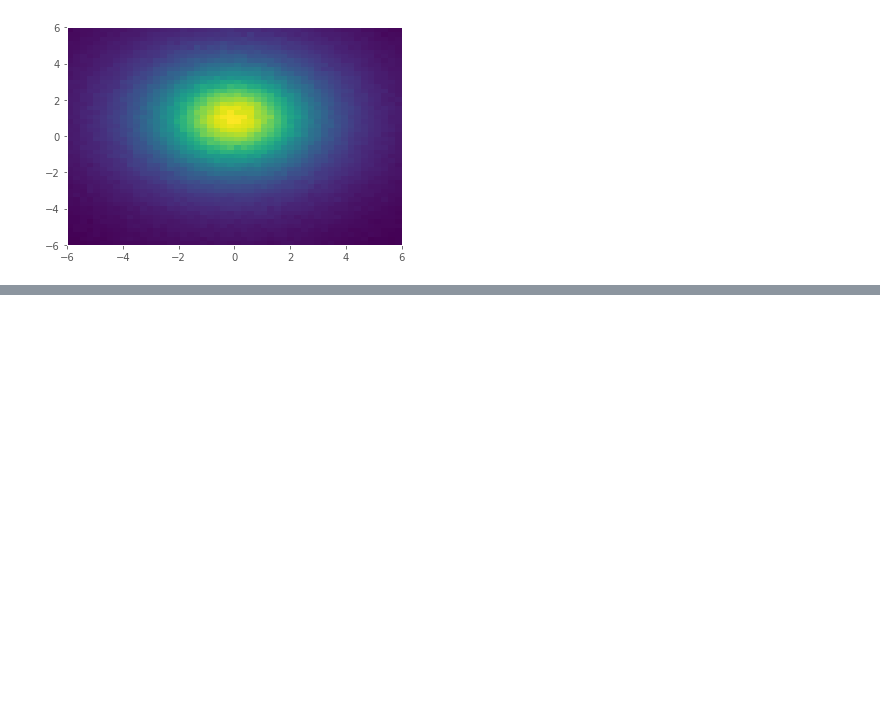
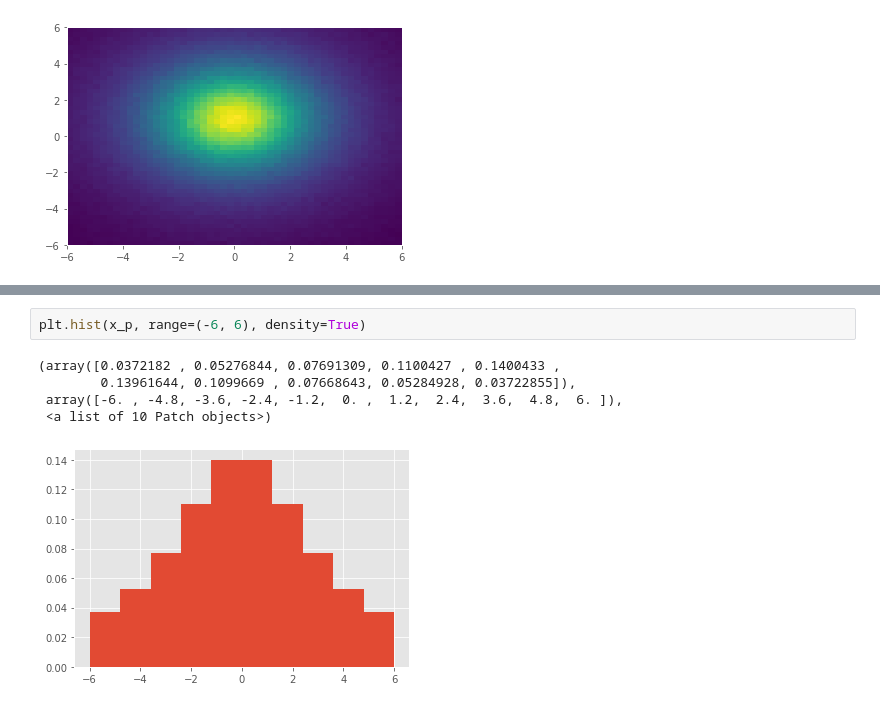
Before and after one commit to andrew-kulikov/matmod, a Jupyter notebook: src/lab2_continuous.ipynb, the cells around one changed output, grey strips where cells are left out. Saved outputs shown, nothing was run; the diff lists cells and outputs as text; blank space fills up the shorter version.

Commit message:
Add continuous graphs

```diff
--- a/src/lab2_continuous.ipynb
+++ b/src/lab2_continuous.ipynb
@@ -98,0 +114,8 @@ np.sum(hist)
+# %%
+plt.hist(x_p, range=(-6, 6), density=True)
+# %% [output]
+(array([0.0372182 , 0.05276844, 0.07691309, 0.1100427 , 0.1400433 ,
+        0.13961644, 0.1099669 , 0.07668643, 0.05284928, 0.03722855]),
+ array([-6. , -4.8, -3.6, -2.4, -1.2,  0. ,  1.2,  2.4,  3.6,  4.8,  6. ]),
+ <a list of 10 Patch objects>)
+[figure, added]
```
Also changed, not shown: parts of 7 cells of this notebook, 1 other file.
